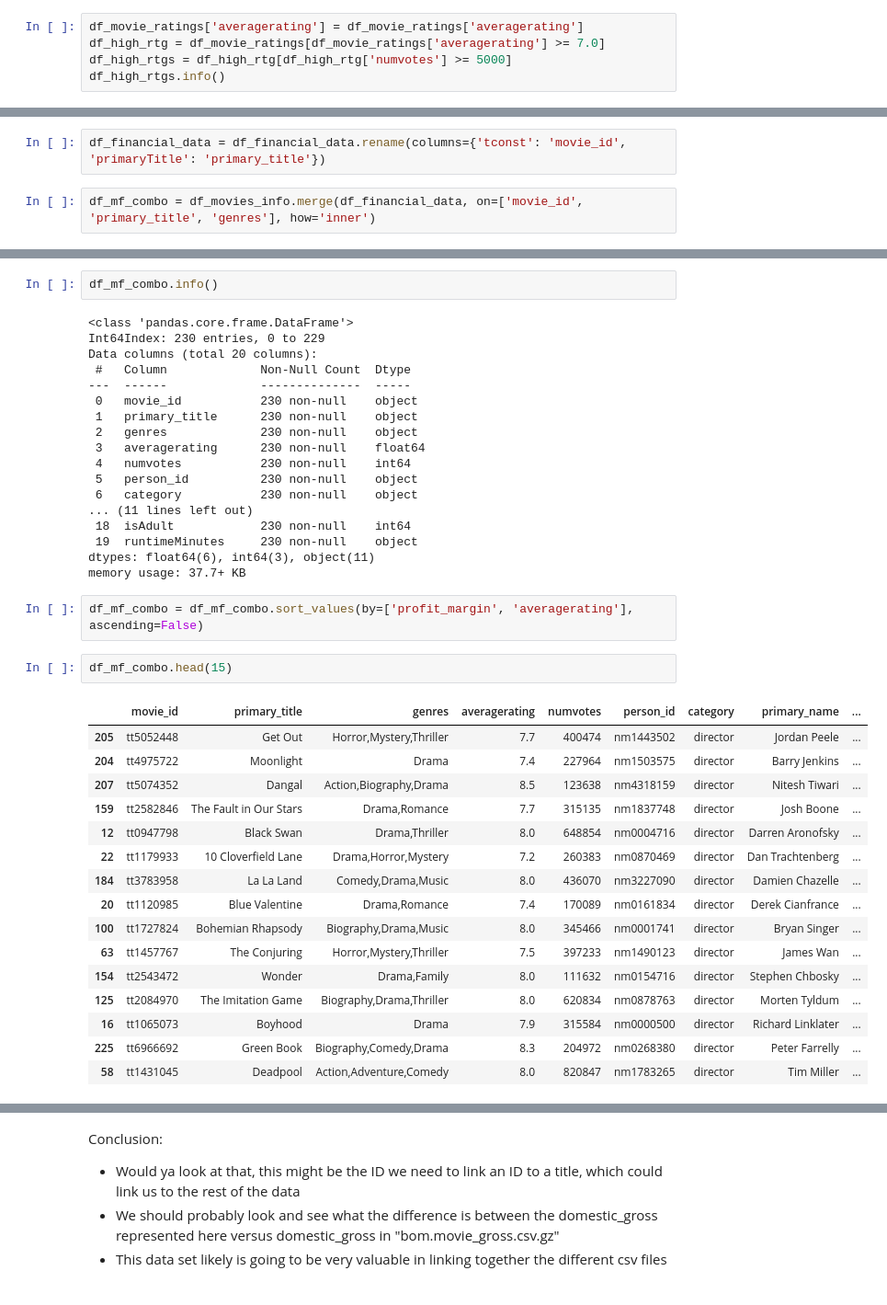
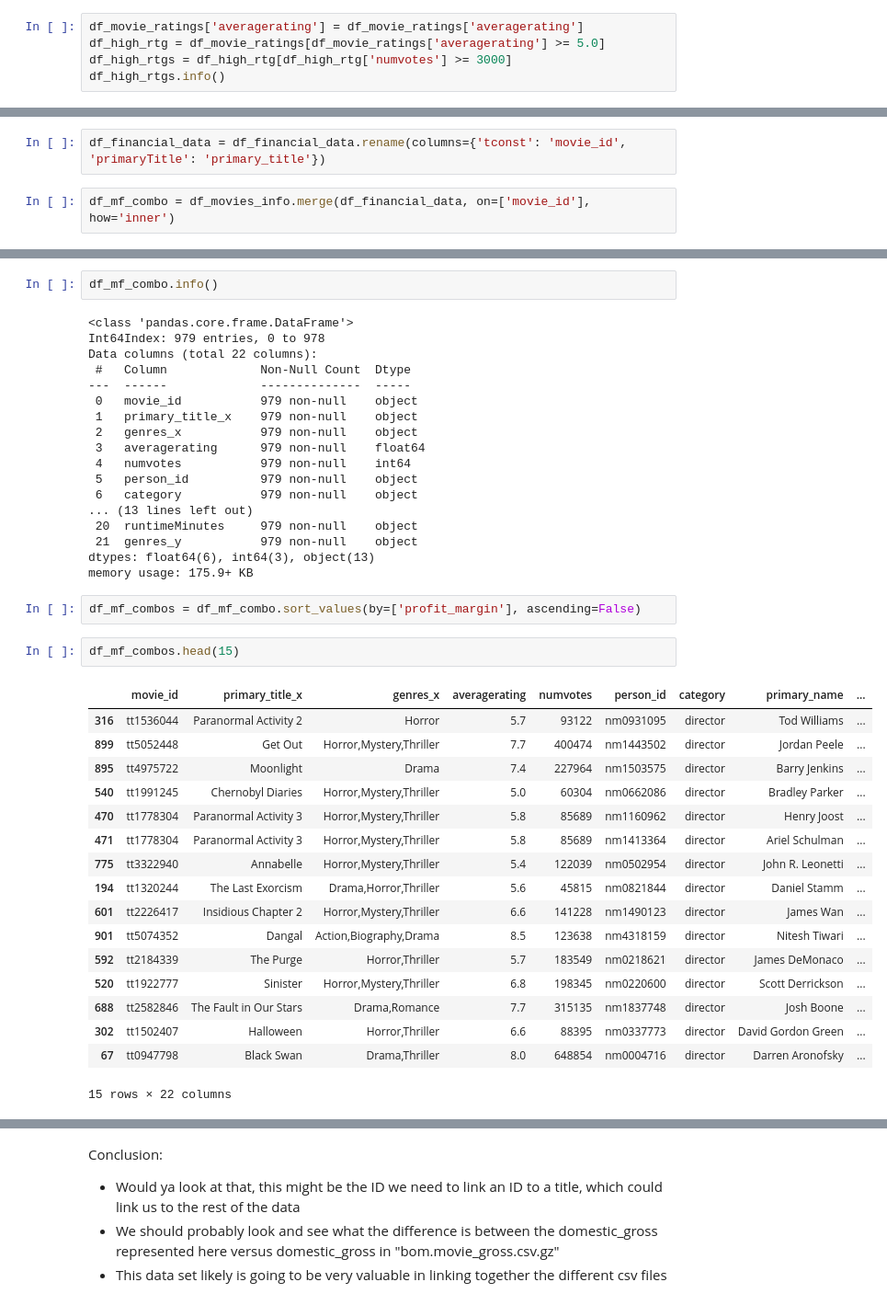
Before and after one commit to mooreaz92/Phase-1-Project-Group-GRV, a Jupyter notebook: GroupProjectVinnie.ipynb, the cells around one changed output, grey strips where cells are left out. Shown at 92% size. Drawn from its saved outputs; the diff is of its cells as text.

```diff
--- a/GroupProjectVinnie.ipynb
+++ b/GroupProjectVinnie.ipynb
@@ -411,8 +411,8 @@ df_movie_ratings.head(10)
 | 9 | tt1161457 | 4.2 | 148 |
 # %%
 df_movie_ratings['averagerating'] = df_movie_ratings['averagerating']
-df_high_rtg = df_movie_ratings[df_movie_ratings['averagerating'] >= 7.0]
-df_high_rtgs = df_high_rtg[df_high_rtg['numvotes'] >= 5000]
+df_high_rtg = df_movie_ratings[df_movie_ratings['averagerating'] >= 5.0]
+df_high_rtgs = df_high_rtg[df_high_rtg['numvotes'] >= 3000]
 df_high_rtgs.info()
 # %% [output]
 <class 'pandas.core.frame.DataFrame'>
@@ -862,7 +847,7 @@ df_financial_data = df_financial_data.drop(['Unnamed: 0', 'id', 'startYear', 'en
 # %%
 df_financial_data = df_financial_data.rename(columns={'tconst': 'movie_id', 'primaryTitle': 'primary_title'})
 # %%
-df_mf_combo = df_movies_info.merge(df_financial_data, on=['movie_id', 'primary_title', 'genres'], how='inner')
+df_mf_combo = df_movies_info.merge(df_financial_data, on=['movie_id'], how='inner')
 # %%
 df_mf_combo.head()
 # %% [output]
@@ -892,42 +864,43 @@ Length: 80, dtype: int64
 df_mf_combo.info()
 # %% [output]
 <class 'pandas.core.frame.DataFrame'>
-Int64Index: 230 entries, 0 to 229
-Data columns (total 20 columns):
+Int64Index: 979 entries, 0 to 978
+Data columns (total 22 columns):
  #   Column             Non-Null Count  Dtype
 ---  ------             --------------  -----
- 0   movie_id           230 non-null    object
- 1   primary_title      230 non-null    object
- 2   genres             230 non-null    object
- 3   averagerating      230 non-null    float64
- 4   numvotes           230 non-null    int64
- 5   person_id          230 non-null    object
- 6   category           230 non-null    object
-... (11 lines left out)
- 18  isAdult            230 non-null    int64
- 19  runtimeMinutes     230 non-null    object
-dtypes: float64(6), int64(3), object(11)
-memory usage: 37.7+ KB
+ 0   movie_id           979 non-null    object
+ 1   primary_title_x    979 non-null    object
+ 2   genres_x           979 non-null    object
+ 3   averagerating      979 non-null    float64
+ 4   numvotes           979 non-null    int64
+ 5   person_id          979 non-null    object
+ 6   category           979 non-null    object
+... (13 lines left out)
+ 20  runtimeMinutes     979 non-null    object
+ 21  genres_y           979 non-null    object
+dtypes: float64(6), int64(3), object(13)
+memory usage: 175.9+ KB
 # %%
-df_mf_combo = df_mf_combo.sort_values(by=['profit_margin', 'averagerating'], ascending=False)
+df_mf_combos = df_mf_combo.sort_values(by=['profit_margin'], ascending=False)
 # %%
-df_mf_combo.head(15)
+df_mf_combos.head(15)
 # %% [output]
-|  | movie_id | primary_title | genres | averagerating | numvotes | person_id | category | primary_name | ... |
-| 205 | tt5052448 | Get Out | Horror,Mystery,Thriller | 7.7 | 400474 | nm1443502 | director | Jordan Peele | ... |
-| 204 | tt4975722 | Moonlight | Drama | 7.4 | 227964 | nm1503575 | director | Barry Jenkins | ... |
-| 207 | tt5074352 | Dangal | Action,Biography,Drama | 8.5 | 123638 | nm4318159 | director | Nitesh Tiwari | ... |
-| 159 | tt2582846 | The Fault in Our Stars | Drama,Romance | 7.7 | 315135 | nm1837748 | director | Josh Boone | ... |
-| 12 | tt0947798 | Black Swan | Drama,Thriller | 8.0 | 648854 | nm0004716 | director | Darren Aronofsky | ... |
-| 22 | tt1179933 | 10 Cloverfield Lane | Drama,Horror,Mystery | 7.2 | 260383 | nm0870469 | director | Dan Trachtenberg | ... |
-| 184 | tt3783958 | La La Land | Comedy,Drama,Music | 8.0 | 436070 | nm3227090 | director | Damien Chazelle | ... |
-| 20 | tt1120985 | Blue Valentine | Drama,Romance | 7.4 | 170089 | nm0161834 | director | Derek Cianfrance | ... |
-| 100 | tt1727824 | Bohemian Rhapsody | Biography,Drama,Music | 8.0 | 345466 | nm0001741 | director | Bryan Singer | ... |
-| 63 | tt1457767 | The Conjuring | Horror,Mystery,Thriller | 7.5 | 397233 | nm1490123 | director | James Wan | ... |
-| 154 | tt2543472 | Wonder | Drama,Family | 8.0 | 111632 | nm0154716 | director | Stephen Chbosky | ... |
-| 125 | tt2084970 | The Imitation Game | Biography,Drama,Thriller | 8.0 | 620834 | nm0878763 | director | Morten Tyldum | ... |
-| 16 | tt1065073 | Boyhood | Drama | 7.9 | 315584 | nm0000500 | director | Richard Linklater | ... |
-| 225 | tt6966692 | Green Book | Biography,Comedy,Drama | 8.3 | 204972 | nm0268380 | director | Peter Farrelly | ... |
-| 58 | tt1431045 | Deadpool | Action,Adventure,Comedy | 8.0 | 820847 | nm1783265 | director | Tim Miller | ... |
+|  | movie_id | primary_title_x | genres_x | averagerating | numvotes | person_id | category | primary_name | ... |
+| 316 | tt1536044 | Paranormal Activity 2 | Horror | 5.7 | 93122 | nm0931095 | director | Tod Williams | ... |
+| 899 | tt5052448 | Get Out | Horror,Mystery,Thriller | 7.7 | 400474 | nm1443502 | director | Jordan Peele | ... |
+| 895 | tt4975722 | Moonlight | Drama | 7.4 | 227964 | nm1503575 | director | Barry Jenkins | ... |
+| 540 | tt1991245 | Chernobyl Diaries | Horror,Mystery,Thriller | 5.0 | 60304 | nm0662086 | director | Bradley Parker | ... |
+| 470 | tt1778304 | Paranormal Activity 3 | Horror,Mystery,Thriller | 5.8 | 85689 | nm1160962 | director | Henry Joost | ... |
+| 471 | tt1778304 | Paranormal Activity 3 | Horror,Mystery,Thriller | 5.8 | 85689 | nm1413364 | director | Ariel Schulman | ... |
+| 775 | tt3322940 | Annabelle | Horror,Mystery,Thriller | 5.4 | 122039 | nm0502954 | director | John R. Leonetti | ... |
+| 194 | tt1320244 | The Last Exorcism | Drama,Horror,Thriller | 5.6 | 45815 | nm0821844 | director | Daniel Stamm | ... |
+| 601 | tt2226417 | Insidious Chapter 2 | Horror,Mystery,Thriller | 6.6 | 141228 | nm1490123 | director | James Wan | ... |
+| 901 | tt5074352 | Dangal | Action,Biography,Drama | 8.5 | 123638 | nm4318159 | director | Nitesh Tiwari | ... |
+| 592 | tt2184339 | The Purge | Horror,Thriller | 5.7 | 183549 | nm0218621 | director | James DeMonaco | ... |
+| 520 | tt1922777 | Sinister | Horror,Mystery,Thriller | 6.8 | 198345 | nm0220600 | director | Scott Derrickson | ... |
+| 688 | tt2582846 | The Fault in Our Stars | Drama,Romance | 7.7 | 315135 | nm1837748 | director | Josh Boone | ... |
+| 302 | tt1502407 | Halloween | Horror,Thriller | 6.6 | 88395 | nm0337773 | director | David Gordon Green | ... |
+| 67 | tt0947798 | Black Swan | Drama,Thriller | 8.0 | 648854 | nm0004716 | director | Darren Aronofsky | ... |
+15 rows × 22 columns
 # %%
 #df_mf_combo['genres'].value_counts(normalize=False)
```
Also changed, not shown: parts of 54 cells of this notebook, 3 other files.
